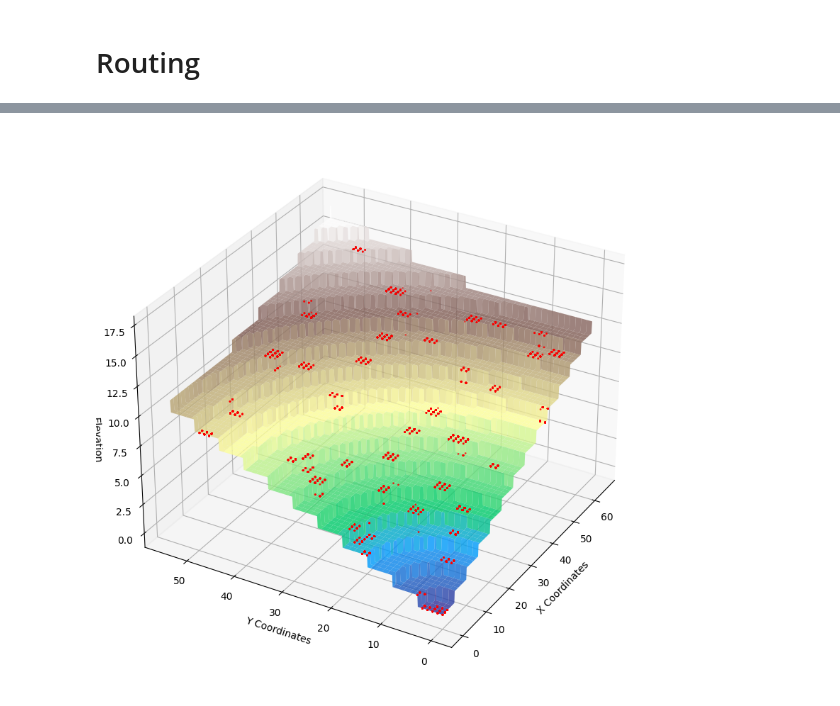
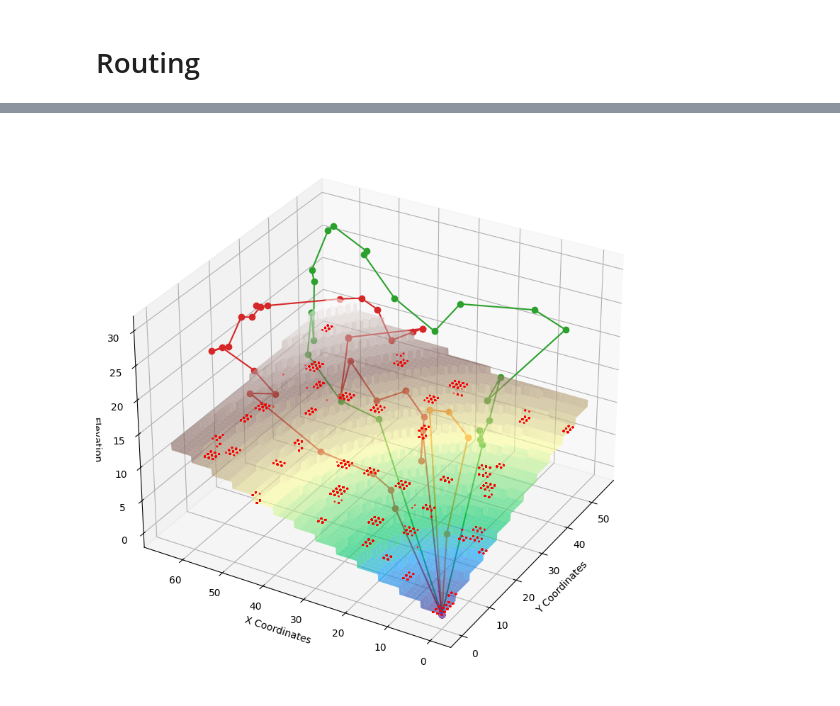
Before and after one commit to PRDG-k/wwt, a Jupyter notebook: sequential/sequential.ipynb, the cells around one changed output, grey strips where cells are left out. Saved outputs shown, nothing was run; the diff lists cells and outputs as text; code cells hidden in the pictures.

```diff
--- a/sequential/sequential.ipynb
+++ b/sequential/sequential.ipynb
@@ -113,12 +113,13 @@ for i in data.itertuples():
     item = coordinates.loc[cond, "z"]
     if len(item) == 0:
         v = 140
-    else
+    else:
         v = float(item)
     _z.append(v)
 
 data["z"] = _z
 
+# 3d plot용
 _points = [(row//10, col//10, hei//10) for row, col, hei in zip(data['x'], data['y'], data['z'])]
 points = pd.DataFrame(_points, columns=['x', 'y', 'z'])
 # %%
@@ -494,7 +495,7 @@ import matplotlib.cm as cm
 from ortools.constraint_solver import pywrapcp, routing_enums_pb2
 import pandas as pd
 
-max_distance = 1500  # 15km
+max_distance = 2000  # 5km
 
 def create_data_model(distances, coordinates):
     data = {}
@@ -545,17 +546,17 @@ def solve():
         dimension_name)
 
     distance_dimension = routing.GetDimensionOrDie(dimension_name)
-    distance_dimension.SetGlobalSpanCostCoefficient(100)
+    distance_dimension.SetGlobalSpanCostCoefficient(0)
 
     # 탐색 매개변수 설정
     search_parameters = pywrapcp.DefaultRoutingSearchParameters()
     # 다양한 첫 번째 솔루션 전략 시도
     search_parameters.first_solution_strategy = (
         routing_enums_pb2.FirstSolutionStrategy.PATH_CHEAPEST_ARC)
-    # search_parameters.local_search_metaheuristic = (
-    #     routing_enums_pb2.LocalSearchMetaheuristic.GUIDED_LOCAL_SEARCH)
+    search_parameters.local_search_metaheuristic = (
+        routing_enums_pb2.LocalSearchMetaheuristic.GUIDED_LOCAL_SEARCH)
     # search_parameters.time_limit.seconds = 300
-    search_parameters.solution_limit = 1000
+    search_parameters.solution_limit = 500
     # 로그 출력을 비활성화
     search_parameters.log_search = True
 
@@ -668,30 +689,59 @@ Total distance of all routes: 0km
 # %%
+import noise
+
+# 3d plot용
+_points = [(row//10, col//10, hei//10) for row, col, hei in zip(data['x'], data['y'], data['z'])]
+points = pd.DataFrame(_points, columns=['x', 'y', 'z'])
+
+# 데이터프레임
+file_name = "sc_solutions.csv"
+nodes = pd.read_csv(file_name, sep=',', index_col=0)
+
 N = 650//10
 M  = 550//10
+
+def terraced_field_with_noise(x, y, N ,M ,scale=0.1, height_scale=5, noise_scale=1.5):
+    # 노이즈를 생성하여 지형에 적용합니다.
+    base_noise = noise.pnoise2(scale * N, scale * M) * noise_scale
+    # 계단식 농지의 높이를 계산합니다.
+    height_filter = 1
+    terrace_height = np.floor((np.sqrt(x**2 + y**2) + base_noise) / height_scale) * height_filter
+    return terrace_height
 
 # 그리드 생성
 x = np.linspace(0, N, N*10)
 y = np.linspace(0, M, M*10)
 x, y = np.meshgrid(x, y)
 z = terraced_field_with_noise(x, y, 400, 400)
 
 # 플롯 설정
 fig = plt.figure(figsize=(15, 10))  # 여기서 그래프의 크기를 12x8 인치로 설정합니다.
 ax = fig.add_subplot(111, projection='3d')
-ax.plot_surface(x, y, z, cmap='terrain', edgecolor='none', alpha = 0.8)
+ax.plot_surface(y, x, z, cmap='terrain', edgecolor='none', alpha = 0.6)
 
 # 축 레이블 설정
-ax.set_xlabel('X Coordinates')
-ax.set_ylabel('Y Coordinates')
+ax.set_xlabel('Y Coordinates')
+ax.set_ylabel('X Coordinates')
 ax.set_zlabel('Elevation')
 
 # 그래프를 45도 회전
 ax.view_init(elev=30, azim=-150)  # elev는 30도로 설정, azim은 45도로 설정
 
 # 점 찍기
-ax.scatter(points["x"], points["y"], points["z"], color='r', s=1)  # s는 점의 크기
+ax.scatter(points["y"],points["x"] , points["z"], color='r', s=1)  # s는 점의 크기
+
+for route in routes:
+    rx = []
+    ry = []
+    rz = []
+    for node in route:
+        loc = nodes.iloc[node]
+        rx.append(loc['x']//10)
+        ry.append(loc['y']//10)
+        rz.append(loc['z'])
+    ax.plot(rx,ry,rz,marker='o')
 
 # 표시
 plt.show()
 # %% [output]
-[figure, old version]
+[figure, new version]
```
Also changed, not shown: parts of 2 cells of this notebook, 13 other files.
